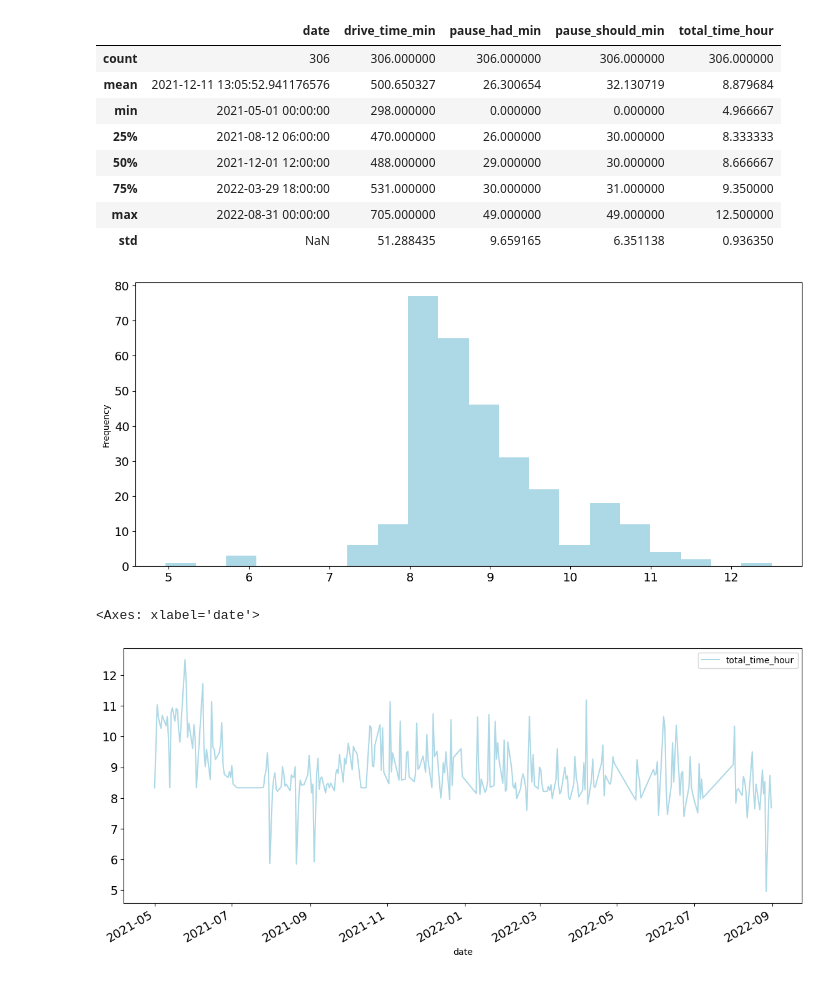
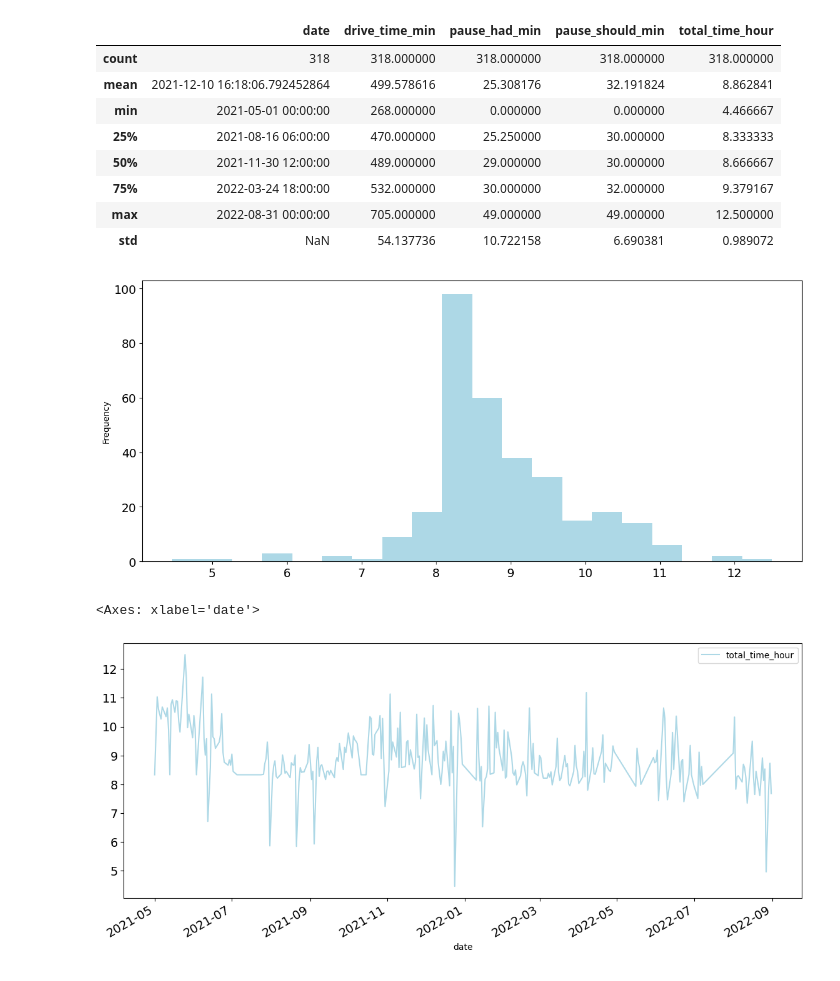
Before and after one commit to Ujstor/Data-Science-Introduction, a Jupyter notebook: 01_numpy_pandas_matplotlib/WorkingHours_data_analysis/data_cleaning1.ipynb, the cells around one changed output. Cells and saved outputs as stored; diff of their text form; code cells hidden in the pictures.

Commit message:
workingData analysis

```diff
--- a/01_numpy_pandas_matplotlib/WorkingHours_data_analysis/data_cleaning1.ipynb
+++ b/01_numpy_pandas_matplotlib/WorkingHours_data_analysis/data_cleaning1.ipynb
@@ -112,0 +52,3 @@ cleaned_data['date'] = pd.to_datetime(cleaned_data['date'], format='%Y-%m-%d')
+# %%
+df['date'] = pd.to_datetime(df['date'])
+df.info()
@@ -112,0 +68,3 @@ cleaned_data['date'] = pd.to_datetime(cleaned_data['date'], format='%Y-%m-%d')
+# %%
+df = df.drop(df[df['drive_time_min'] < 180].index)
+df
@@ -112,0 +85,9 @@ cleaned_data['date'] = pd.to_datetime(cleaned_data['date'], format='%Y-%m-%d')
+# %%
+# Sort DataFrame by 'date' column
+df = df.sort_values('date')
+
+# Display the starting and last 10 dates
+print("Starting dates:")
+print(df['date'].head(10))
+print("\nLast 10 dates:")
+print(df['date'].tail(10))
@@ -113,24 +112,24 @@ cleaned_data['date'] = pd.to_datetime(cleaned_data['date'], format='%Y-%m-%d')
 # %%
-cleaned_data['total_time_hour'] = (cleaned_data['drive_time_min'] + cleaned_data['pause_should_min']) / 60
+df['total_time_hour'] = (df['drive_time_min'] + df['pause_should_min']) / 60
 # %%
-cleaned_data.describe()
+df.describe()
 # %% [output]
 |  | date | drive_time_min | pause_had_min | pause_should_min | total_time_hour |
-| count | 306 | 306.000000 | 306.000000 | 306.000000 | 306.000000 |
-| mean | 2021-12-11 13:05:52.941176576 | 500.650327 | 26.300654 | 32.130719 | 8.879684 |
-| min | 2021-05-01 00:00:00 | 298.000000 | 0.000000 | 0.000000 | 4.966667 |
-| 25% | 2021-08-12 06:00:00 | 470.000000 | 26.000000 | 30.000000 | 8.333333 |
-| 50% | 2021-12-01 12:00:00 | 488.000000 | 29.000000 | 30.000000 | 8.666667 |
-| 75% | 2022-03-29 18:00:00 | 531.000000 | 30.000000 | 31.000000 | 9.350000 |
+| count | 318 | 318.000000 | 318.000000 | 318.000000 | 318.000000 |
+| mean | 2021-12-10 16:18:06.792452864 | 499.578616 | 25.308176 | 32.191824 | 8.862841 |
+| min | 2021-05-01 00:00:00 | 268.000000 | 0.000000 | 0.000000 | 4.466667 |
+| 25% | 2021-08-16 06:00:00 | 470.000000 | 25.250000 | 30.000000 | 8.333333 |
+| 50% | 2021-11-30 12:00:00 | 489.000000 | 29.000000 | 30.000000 | 8.666667 |
+| 75% | 2022-03-24 18:00:00 | 532.000000 | 30.000000 | 32.000000 | 9.379167 |
 | max | 2022-08-31 00:00:00 | 705.000000 | 49.000000 | 49.000000 | 12.500000 |
-| std | NaN | 51.288435 | 9.659165 | 6.351138 | 0.936350 |
+| std | NaN | 54.137736 | 10.722158 | 6.690381 | 0.989072 |
 # %%
-x = cleaned_data['total_time_hour'].plot(kind='hist', figsize=(14, 6), bins=20, fontsize=14, color='lightblue')
+x = df['total_time_hour'].plot(kind='hist', figsize=(14, 6), bins=20, fontsize=14, color='lightblue')
 # %% [output]
-[figure, old version]
+[figure, new version]
 # %%
-cleaned_data.plot(x='date', y='total_time_hour', figsize=(14, 6), fontsize=14, color='lightblue')
+df.plot(x='date', y='total_time_hour', figsize=(14, 6), fontsize=14, color='lightblue')
 # %% [output]
 <Axes: xlabel='date'>
-[figure, old version]
+[figure, new version]
 # %%
```
Also changed, not shown: parts of 18 cells of this notebook, 12 other files.
